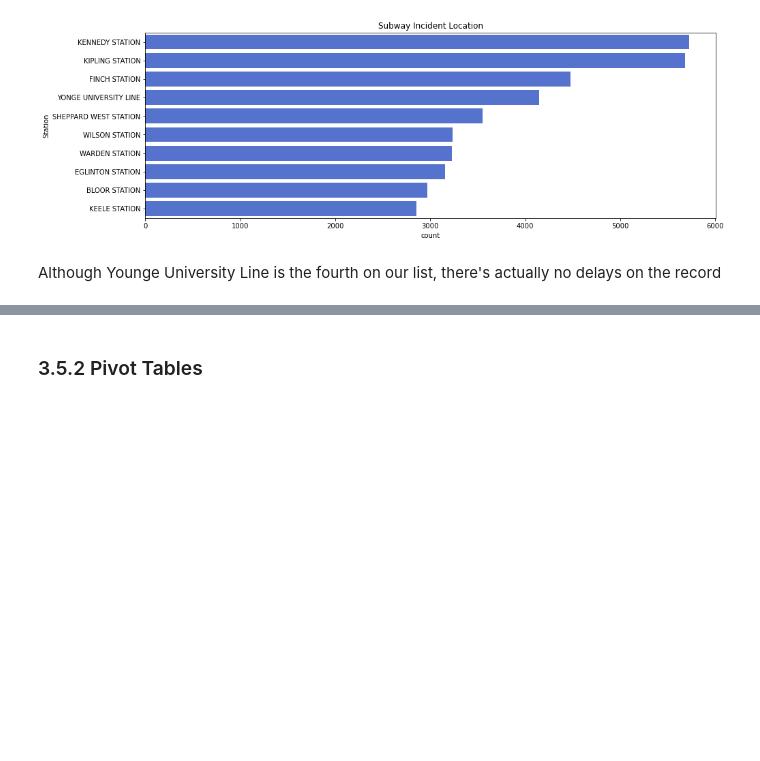
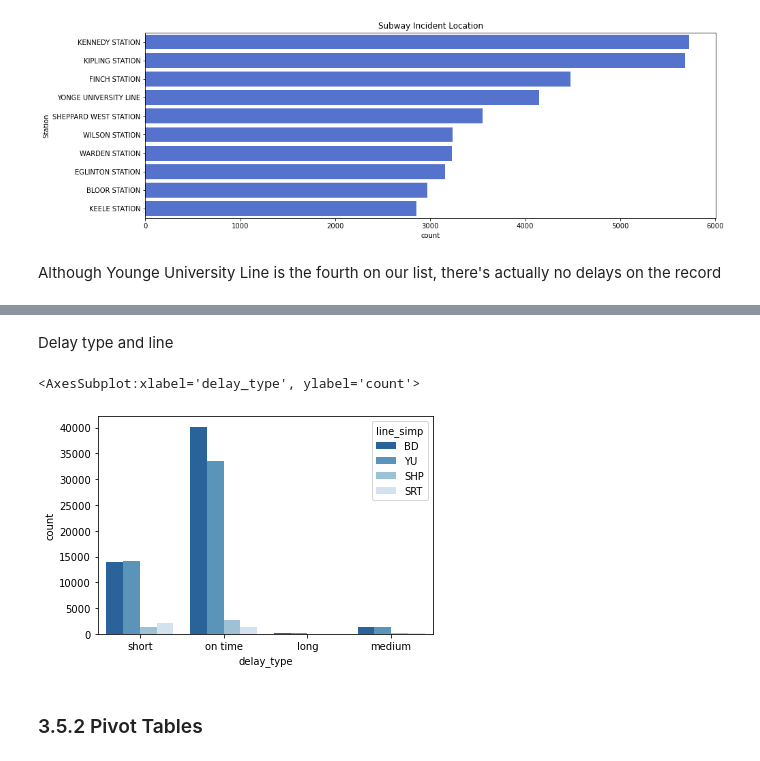
Before and after one commit to JasonYao3/TTC_transit_delay_proj, a Jupyter notebook: 4.Subway EDA.ipynb, the cells around one changed output, grey strips where cells are left out. Drawn from its saved outputs; the diff is of its cells as text; code cells hidden in the pictures; blank space fills up the shorter version.

```diff
--- a/4.Subway EDA.ipynb
+++ b/4.Subway EDA.ipynb
@@ -284,3 +356,10 @@ According to TTC subway delay code description:
+# %% [markdown]
+Delay type and line
+# %%
+sns.countplot(subway_df.delay_type, hue=subway_df.line_simp, palette="Blues_r")
+# %% [output]
+<AxesSubplot:xlabel='delay_type', ylabel='count'>
+[figure, added]
 # %% [markdown]
 ### 3.5.2 Pivot Tables
 # %%
```
Also changed, not shown: parts of 30 cells of this notebook, 4 other files.
